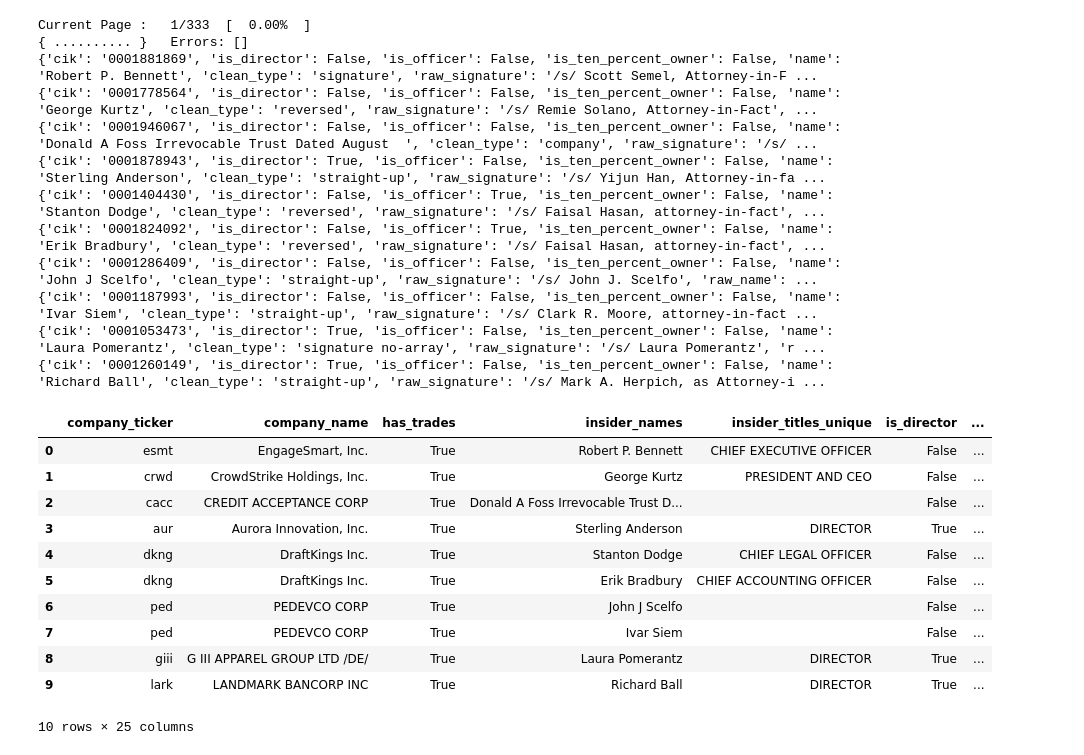
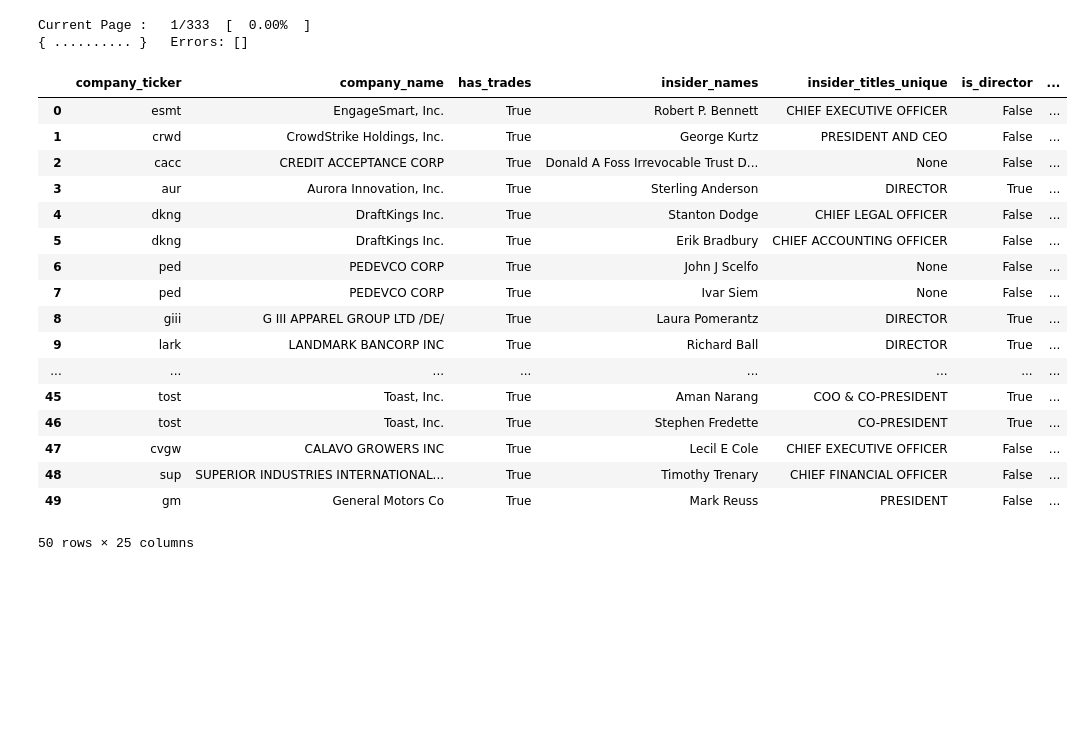
Before and after one commit to majorschwartz/Benzinga-Trade-Data-Project, a Jupyter notebook: test.ipynb, the cells around one changed output. Drawn from its saved outputs; the diff is of its cells as text; code cells hidden in the pictures; blank space fills up the shorter version.

Commit message:
Cleaned data

```diff
--- a/test.ipynb
+++ b/test.ipynb
@@ -60,55 +60,53 @@ def scrape(query_limit):
         if tries == 10:
             errors.append(page)
             continue
 
         trade_count = len(res['filings'])
 
-        for t in range(10):
+        for t in range(50):
             trade = {}
-            print(res['filings'][t]['insiders'][0])
             for c in range(len(columns)):
                 if columns[c] != "insiders":
                     try:
-                        trade[columns[c]] = res['filings'][t][columns[c]]
+                        if res['filings'][t][columns[c]]:
+                            trade[columns[c]] = res['filings'][t][columns[c]]
+                        else:
+                            trade[columns[c]] = None
                     except:
                         trade[columns[c]] = None
                 else:
                     try:
                         trade['is_director'] = res['filings'][t]['insiders'][0]['is_director']
                         trade['is_officer'] = res['filings'][t]['insiders'][0]['is_officer']
                         trade['is_ten_percent_owner'] = res['filings'][t]['insiders'][0]['is_ten_percent_owner']
                     except:
-                        trade['is_director'] = None
-                        trade['is_officer'] = None
-                        trade['is_ten_percent_owner'] = None
+                        trade['is_director'] = False
+                        trade['is_officer'] = False
+                        trade['is_ten_percent_owner'] = False
             all_trades.append(trade)
 
 scrape(500)
 
 trade_data = pd.DataFrame(all_trades)
 pd.DataFrame(trade_data)
 # %% [output]
 Current Page :   1/333  [  0.00%  ]
 { .......... }   Errors: []
-{'cik': '0001881869', 'is_director': False, 'is_officer': False, 'is_ten_percent_owner': False, 'name': 'Robert P. Bennett', 'clean_type': 'signature', 'raw_signature': '/s/ Scott Semel, Attorney-in-F ...
-{'cik': '0001778564', 'is_director': False, 'is_officer': False, 'is_ten_percent_owner': False, 'name': 'George Kurtz', 'clean_type': 'reversed', 'raw_signature': '/s/ Remie Solano, Attorney-in-Fact', ...
-{'cik': '0001946067', 'is_director': False, 'is_officer': False, 'is_ten_percent_owner': False, 'name': 'Donald A Foss Irrevocable Trust Dated August  ', 'clean_type': 'company', 'raw_signature': '/s/ ...
-{'cik': '0001878943', 'is_director': True, 'is_officer': False, 'is_ten_percent_owner': False, 'name': 'Sterling Anderson', 'clean_type': 'straight-up', 'raw_signature': '/s/ Yijun Han, Attorney-in-fa ...
-{'cik': '0001404430', 'is_director': False, 'is_officer': True, 'is_ten_percent_owner': False, 'name': 'Stanton Dodge', 'clean_type': 'reversed', 'raw_signature': '/s/ Faisal Hasan, attorney-in-fact', ...
-{'cik': '0001824092', 'is_director': False, 'is_officer': True, 'is_ten_percent_owner': False, 'name': 'Erik Bradbury', 'clean_type': 'reversed', 'raw_signature': '/s/ Faisal Hasan, attorney-in-fact', ...
-{'cik': '0001286409', 'is_director': False, 'is_officer': False, 'is_ten_percent_owner': False, 'name': 'John J Scelfo', 'clean_type': 'straight-up', 'raw_signature': '/s/ John J. Scelfo', 'raw_name': ...
-{'cik': '0001187993', 'is_director': False, 'is_officer': False, 'is_ten_percent_owner': False, 'name': 'Ivar Siem', 'clean_type': 'straight-up', 'raw_signature': '/s/ Clark R. Moore, attorney-in-fact ...
-{'cik': '0001053473', 'is_director': True, 'is_officer': False, 'is_ten_percent_owner': False, 'name': 'Laura Pomerantz', 'clean_type': 'signature no-array', 'raw_signature': '/s/ Laura Pomerantz', 'r ...
-{'cik': '0001260149', 'is_director': True, 'is_officer': False, 'is_ten_percent_owner': False, 'name': 'Richard Ball', 'clean_type': 'straight-up', 'raw_signature': '/s/ Mark A. Herpich, as Attorney-i ...
 |  | company_ticker | company_name | has_trades | insider_names | insider_titles_unique | is_director | ... |
 | 0 | esmt | EngageSmart, Inc. | True | Robert P. Bennett | CHIEF EXECUTIVE OFFICER | False | ... |
 | 1 | crwd | CrowdStrike Holdings, Inc. | True | George Kurtz | PRESIDENT AND CEO | False | ... |
-| 2 | cacc | CREDIT ACCEPTANCE CORP | True | Donald A Foss Irrevocable Trust D... |  | False | ... |
+| 2 | cacc | CREDIT ACCEPTANCE CORP | True | Donald A Foss Irrevocable Trust D... | None | False | ... |
 | 3 | aur | Aurora Innovation, Inc. | True | Sterling Anderson | DIRECTOR | True | ... |
 | 4 | dkng | DraftKings Inc. | True | Stanton Dodge | CHIEF LEGAL OFFICER | False | ... |
 | 5 | dkng | DraftKings Inc. | True | Erik Bradbury | CHIEF ACCOUNTING OFFICER | False | ... |
-| 6 | ped | PEDEVCO CORP | True | John J Scelfo |  | False | ... |
-| 7 | ped | PEDEVCO CORP | True | Ivar Siem |  | False | ... |
+| 6 | ped | PEDEVCO CORP | True | John J Scelfo | None | False | ... |
+| 7 | ped | PEDEVCO CORP | True | Ivar Siem | None | False | ... |
 | 8 | giii | G III APPAREL GROUP LTD /DE/ | True | Laura Pomerantz | DIRECTOR | True | ... |
 | 9 | lark | LANDMARK BANCORP INC | True | Richard Ball | DIRECTOR | True | ... |
+| ... | ... | ... | ... | ... | ... | ... | ... |
+| 45 | tost | Toast, Inc. | True | Aman Narang | COO & CO-PRESIDENT | True | ... |
+| 46 | tost | Toast, Inc. | True | Stephen Fredette | CO-PRESIDENT | True | ... |
+| 47 | cvgw | CALAVO GROWERS INC | True | Lecil E Cole | CHIEF EXECUTIVE OFFICER | False | ... |
+| 48 | sup | SUPERIOR INDUSTRIES INTERNATIONAL... | True | Timothy Trenary | CHIEF FINANCIAL OFFICER | False | ... |
+| 49 | gm | General Motors Co | True | Mark Reuss | PRESIDENT | False | ... |
-10 rows × 25 columns
+50 rows × 25 columns
```
Also changed, not shown: 3 other files.
